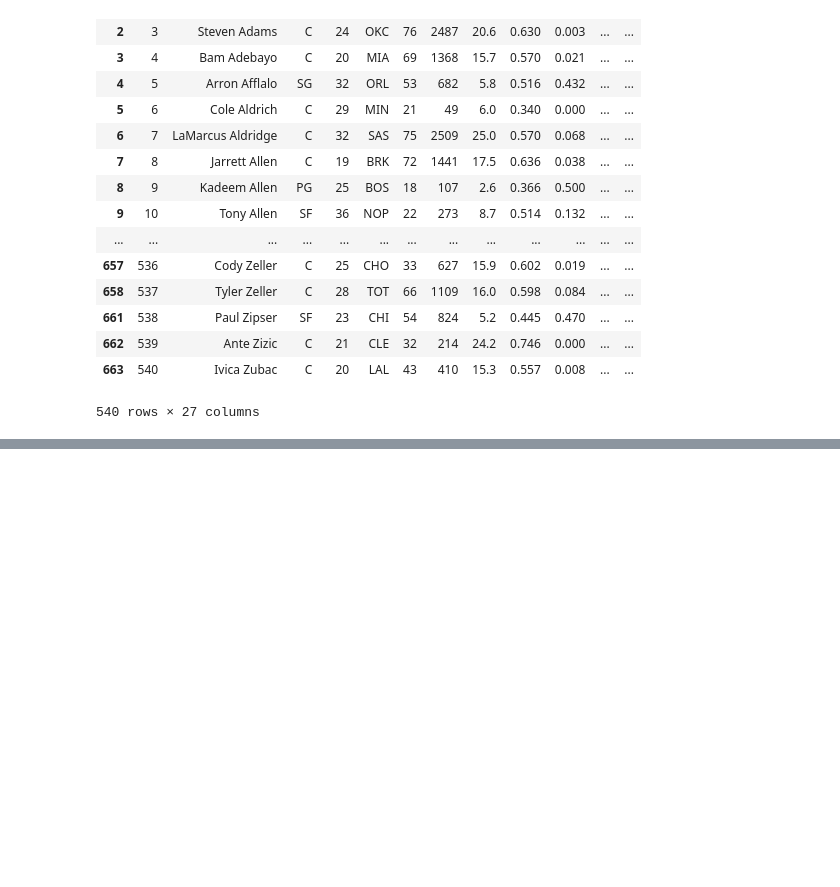
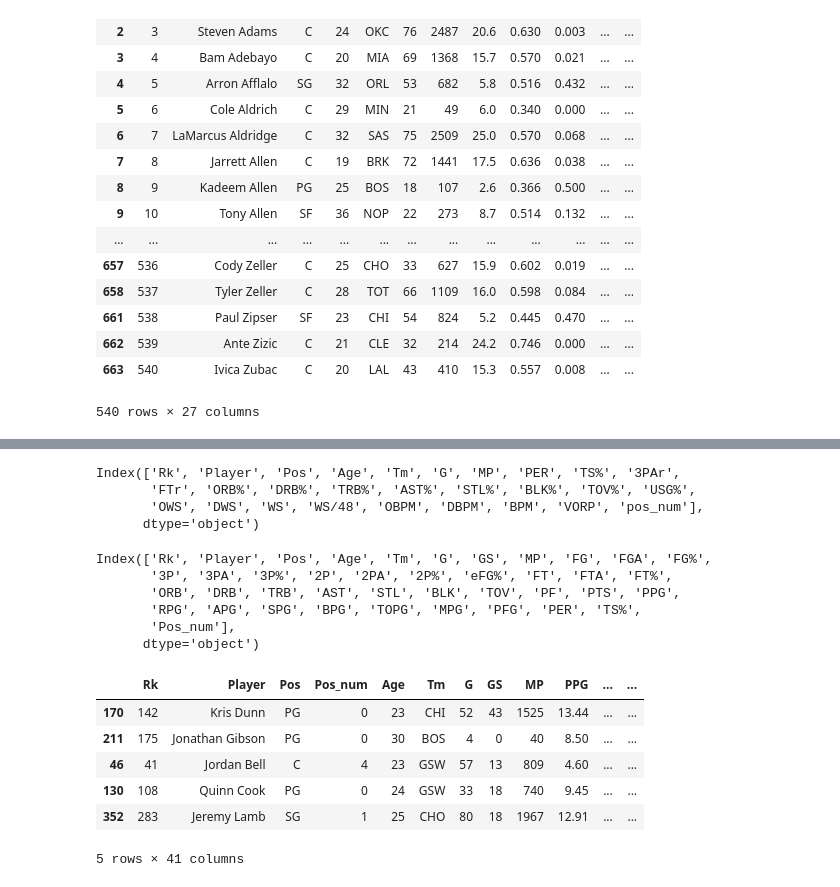
Before and after one commit to aakkintola/NBA-Machine-Learning-Project, a Jupyter notebook: NBA_Final_Project.ipynb, the cells around one changed output, grey strips where cells are left out. Cells and saved outputs as stored; diff of their text form; code cells hidden in the pictures; blank space fills up the shorter version.

```diff
--- a/NBA_Final_Project.ipynb
+++ b/NBA_Final_Project.ipynb
@@ -363,0 +382,7 @@ nba_extra['TS%']
+# %%
+nba.columns
+# %% [output]
+Index(['Rk', 'Player', 'Pos', 'Age', 'Tm', 'G', 'MP', 'PER', 'TS%', '3PAr',
+       'FTr', 'ORB%', 'DRB%', 'TRB%', 'AST%', 'STL%', 'BLK%', 'TOV%', 'USG%',
+       'OWS', 'DWS', 'WS', 'WS/48', 'OBPM', 'DBPM', 'BPM', 'VORP', 'pos_num'],
+      dtype='object')
@@ -363,0 +393,9 @@ nba_extra['TS%']
+# %%
+nba_extra.columns
+# %% [output]
+Index(['Rk', 'Player', 'Pos', 'Age', 'Tm', 'G', 'GS', 'MP', 'FG', 'FGA', 'FG%',
+       '3P', '3PA', '3P%', '2P', '2PA', '2P%', 'eFG%', 'FT', 'FTA', 'FT%',
+       'ORB', 'DRB', 'TRB', 'AST', 'STL', 'BLK', 'TOV', 'PF', 'PTS', 'PPG',
+       'RPG', 'APG', 'SPG', 'BPG', 'TOPG', 'MPG', 'PFG', 'PER', 'TS%',
+       'Pos_num'],
+      dtype='object')
@@ -363,0 +407,10 @@ nba_extra['TS%']
+# %%
+nba_extra.sample(5)
+# %% [output]
+|  | Rk | Player | Pos | Pos_num | Age | Tm | G | GS | MP | PPG | ... | ... |
+| 170 | 142 | Kris Dunn | PG | 0 | 23 | CHI | 52 | 43 | 1525 | 13.44 | ... | ... |
+| 211 | 175 | Jonathan Gibson | PG | 0 | 30 | BOS | 4 | 0 | 40 | 8.50 | ... | ... |
+| 46 | 41 | Jordan Bell | C | 4 | 23 | GSW | 57 | 13 | 809 | 4.60 | ... | ... |
+| 130 | 108 | Quinn Cook | PG | 0 | 24 | GSW | 33 | 18 | 740 | 9.45 | ... | ... |
+| 352 | 283 | Jeremy Lamb | SG | 1 | 25 | CHO | 80 | 18 | 1967 | 12.91 | ... | ... |
+5 rows × 41 columns
```
Also changed, not shown: parts of 31 cells of this notebook, 12 other files.
